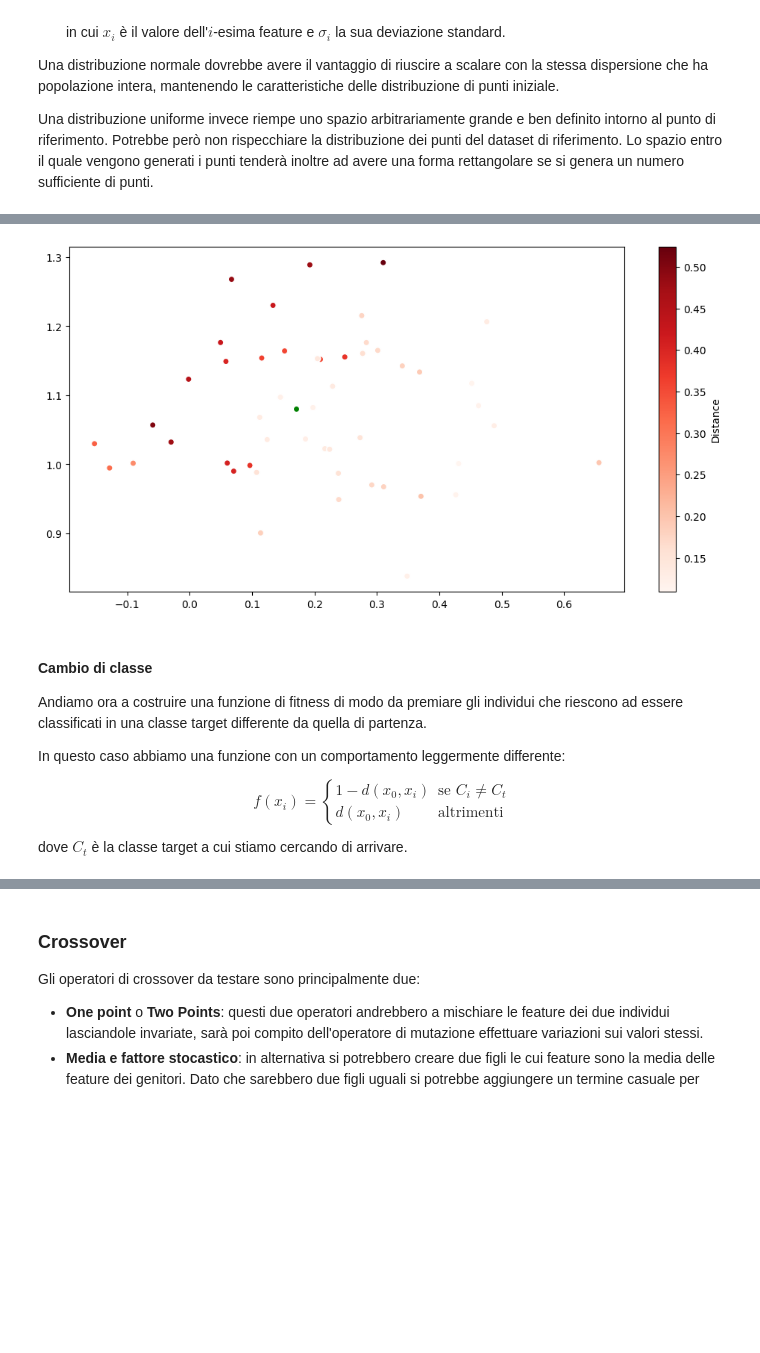
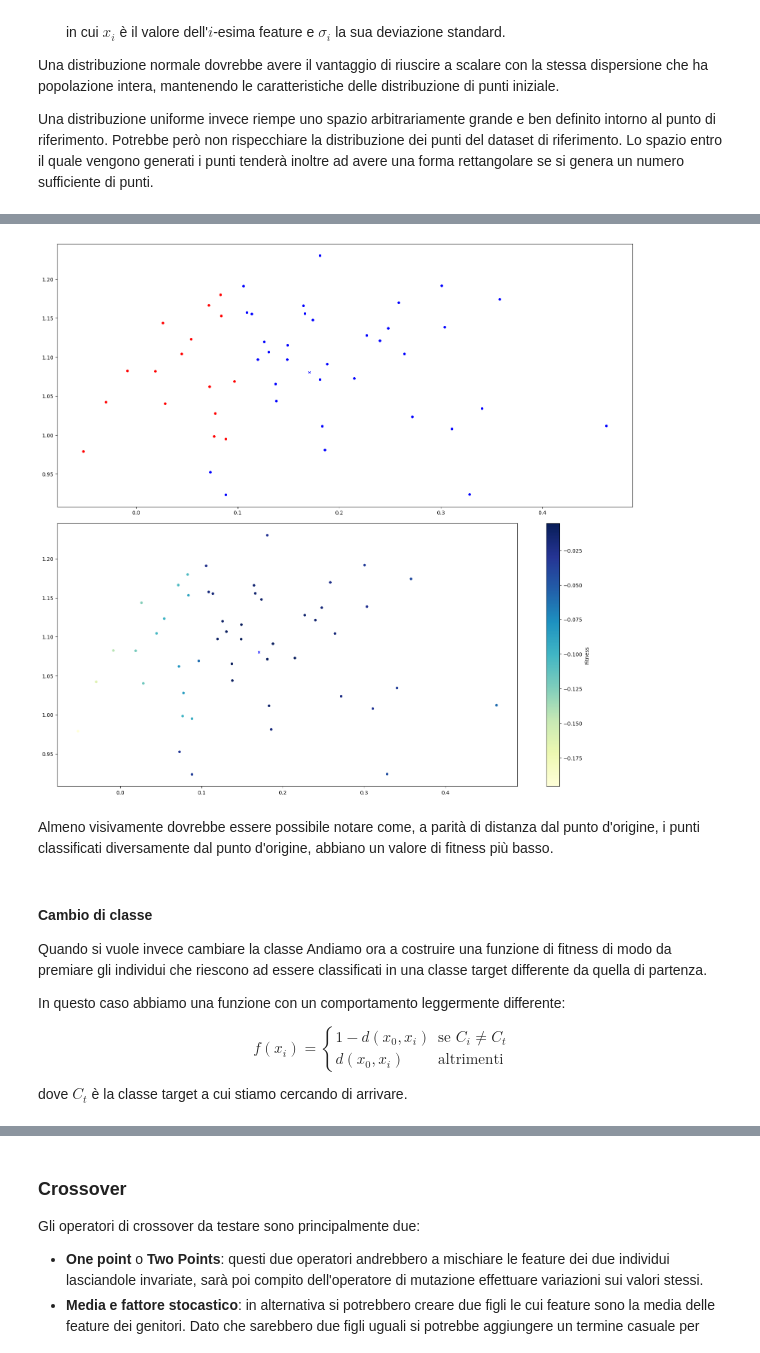
Before and after one commit to FedericoBustaffa/thesis, a Jupyter notebook: src/explain_classifier.ipynb, the cells around one changed output, grey strips where cells are left out. Drawn from its saved outputs; the diff is of its cells as text; code cells hidden in the pictures; blank space fills up the shorter version.

```diff
--- a/src/explain_classifier.ipynb
+++ b/src/explain_classifier.ipynb
@@ -274,23 +282,29 @@ valore monodimensionale comparabile.
 from numpy import linalg
 
 
-def same_evaluate(chromosome, point, classifier, eta=0.2, alpha=0.6):
+def same_evaluate(chromosome, point, classifier, sigma, eps=0.02, alpha=0.8):
+    assert eps >= 0.0 and eps <= 1.0
+    assert alpha >= 0.0 and alpha < 1.0
+
     # classification
     pt_class = classifier.predict(point.reshape(1, -1))
     synth_class = classifier.predict(chromosome.reshape(1, -1))
 
-    # calcolo epsilon
-    epsilon = linalg.norm(sigma * eta, ord=2)
+    # compute epsilon for too similar points
+    epsilon = linalg.norm(sigma * eps, ord=2)
 
     # calcolo della distanza con norma euclidea
-    distance = linalg.norm(point - chromosome, ord=2)
+    distance = linalg.norm(chromosome - point, ord=2)
     if distance <= epsilon:
+        # print(f"{distance}, {epsilon}")
         distance = distance + epsilon
-    same_class = 1.0 if pt_class == synth_class else 0.0
 
-    return ((1.0 - same_class * alpha) * distance,)
+    # compute classification penalty
+    same_class = 1 - alpha if pt_class == synth_class else alpha
+
+    return (same_class * distance,)
 
 
 toolbox.set_weights((-1.0,))
-toolbox.set_evaluation(same_evaluate, point, classifier)
+toolbox.set_evaluation(same_evaluate, point, classifier, sigma, 0.02, 0.8)
 population = list(map(toolbox.evaluate, population))
@@ -313,21 +331,40 @@ e distanza dal punto d'origine.
 # %%
-values = [i.values for i in population]
-plt.figure(figsize=(12, 6))
-sc = plt.scatter(
+fig, (ax1, ax2) = plt.subplots(2, 1, figsize=(16, 15))
+plt.tight_layout()
+
+synth_classes = [classifier.predict(sp.reshape(1, -1)) for sp in synth_points]
+
+scls0 = [i for i in range(len(synth_classes)) if synth_classes[i] == 0]
+scls1 = [i for i in range(len(synth_classes)) if synth_classes[i] == 1]
+
+# classification plot
+ax1.scatter(synth_points[scls0].T[0], synth_points[scls0].T[1], c="r", ec="w")
+ax1.scatter(synth_points[scls1].T[0], synth_points[scls1].T[1], c="b", ec="w")
+ax1.scatter(point[0], point[1], c=c, ec="w", marker="X")
+
+# fitness plot
+fitness_values = [i.fitness for i in population]
+sc = ax2.scatter(
     synth_points.T[0],
     synth_points.T[1],
-    c=values,
+    c=fitness_values,
     ec="w",
-    cmap=plt.get_cmap("Reds"),
+    cmap=plt.get_cmap("YlGnBu"),
 )
-plt.colorbar(sc, label="Distance")
-plt.scatter(point[0], point[1], c="g", ec="w")
+fig.colorbar(sc, ax=ax2, label="Fitness")
+ax2.scatter(point[0], point[1], c=c, ec="w", marker="X")
+
 plt.show()
 # %% [output]
-[figure, old version]
+[figure, new version]
+# %% [markdown]
+Almeno visivamente dovrebbe essere possibile notare come, a parità di distanza
+dal punto d'origine, i punti classificati diversamente dal punto d'origine,
+abbiano un valore di fitness più basso.
 # %% [markdown]
 #### Cambio di classe
 
+Quando si vuole invece cambiare la classe
 Andiamo ora a costruire una funzione di fitness di modo da premiare gli
 individui che riescono ad essere classificati in una classe target differente
 da quella di partenza.
```
Also changed, not shown: parts of 15 cells of this notebook, 2 other files.
